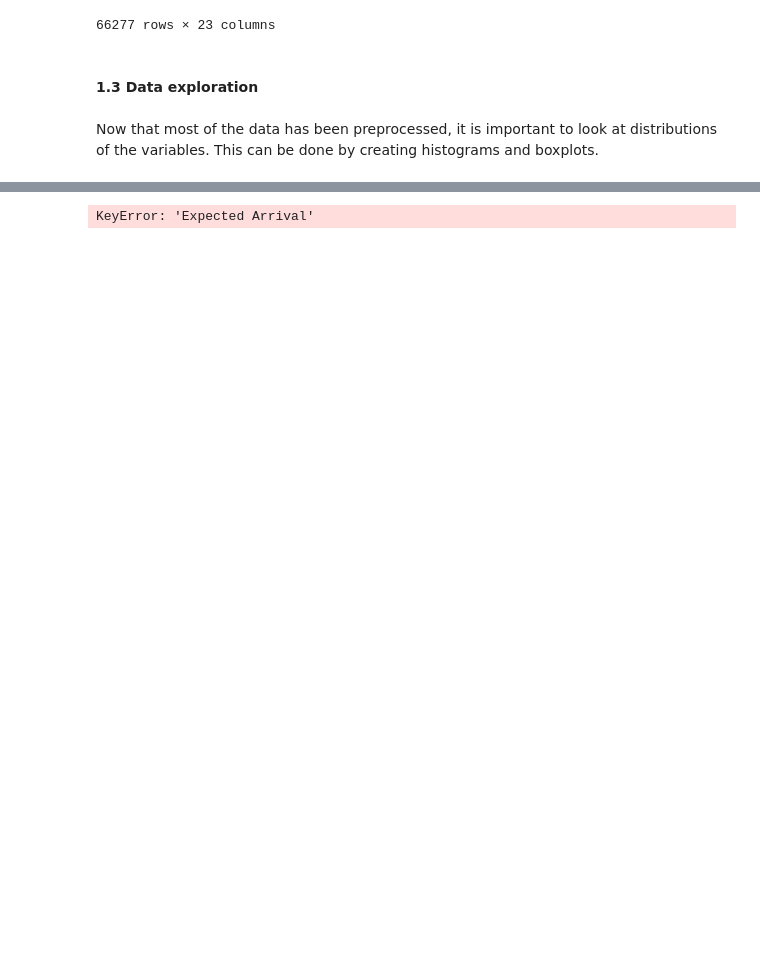
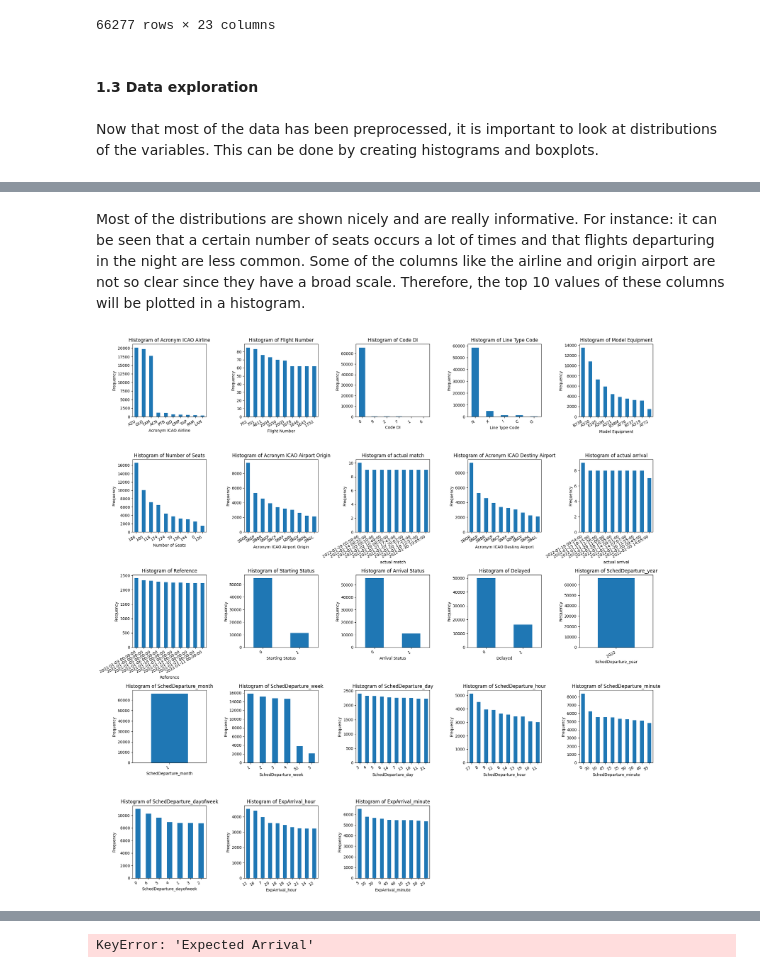
Before and after one commit to TygoF/Flight-delay-prediction, a Jupyter notebook: main.ipynb, the cells around one changed output, grey strips where cells are left out. Saved outputs shown, nothing was run; the diff lists cells and outputs as text; code cells hidden in the pictures; blank space fills up the shorter version.

```diff
--- a/main.ipynb
+++ b/main.ipynb
@@ -238,0 +243,21 @@ plt.show()
+# %% [markdown]
+Most of the distributions are shown nicely and are really informative. For instance: it can be seen that a certain number of seats occurs a lot of times and that flights departuring in the night are less common. Some of the columns like the airline and origin airport are not so clear since they have a broad scale. Therefore, the top 10 values of these columns will be plotted in a histogram.
+# %%
+#  Plot histograms for each column, descending the top 10 occuring values for each column
+fig, axs = plt.subplots(5,5, figsize=(20,20))
+axs[4,3].axis('off')
+axs[4,4].axis('off')
+x = 0; y = 0
+for i, name in enumerate(data_brazil4.columns.values):
+    if i % 5 == 0 and i != 0:
+        y = 0
+        x += 1
+    data_brazil4[name].value_counts().head(10).plot(kind='bar', ax=axs[x,y])
+    axs[x,y].set(xlabel=name, ylabel="Frequency")
+    axs[x,y].set_title("Histogram of " + name)
+    plt.setp(axs[x,y].get_xticklabels(), rotation=30, ha='right')
+    y+=1
+fig.tight_layout()
+plt.show()
+# %% [output]
+[figure, added]
```
Also changed, not shown: parts of 21 cells of this notebook.
